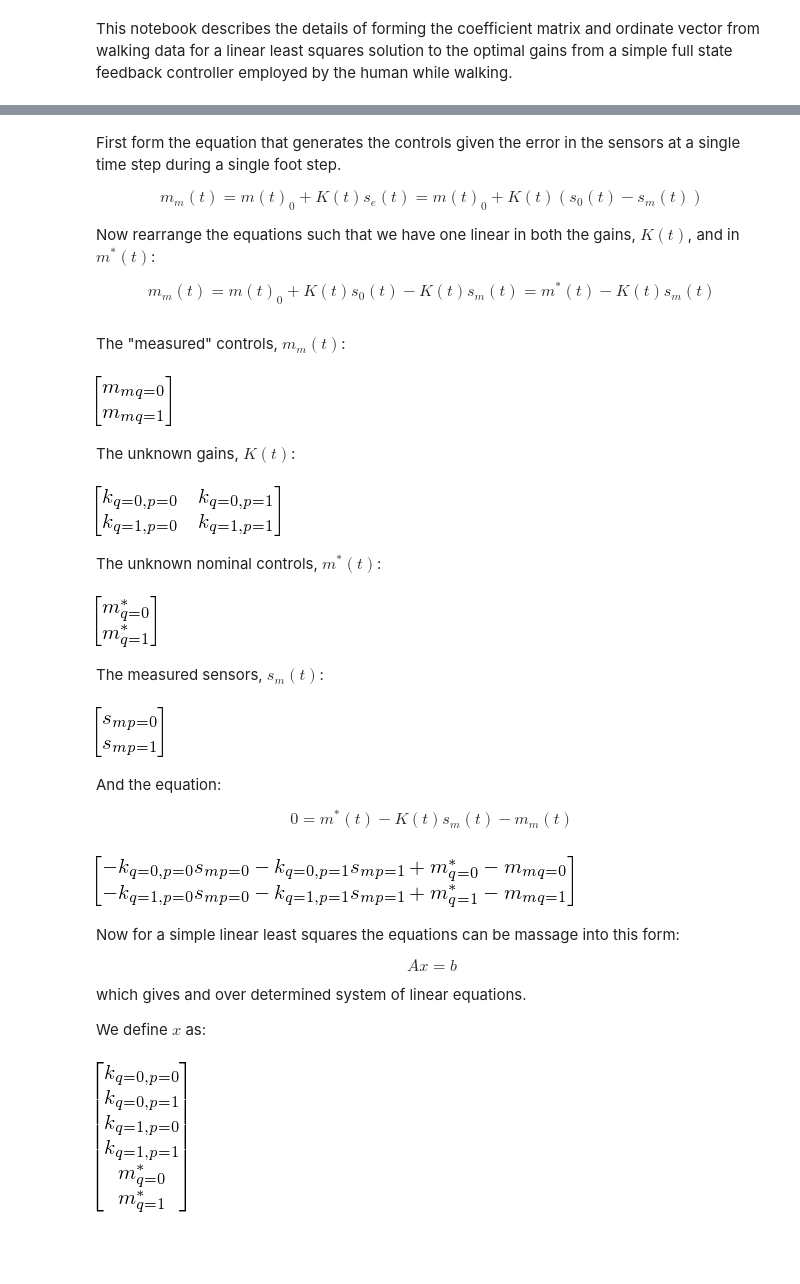
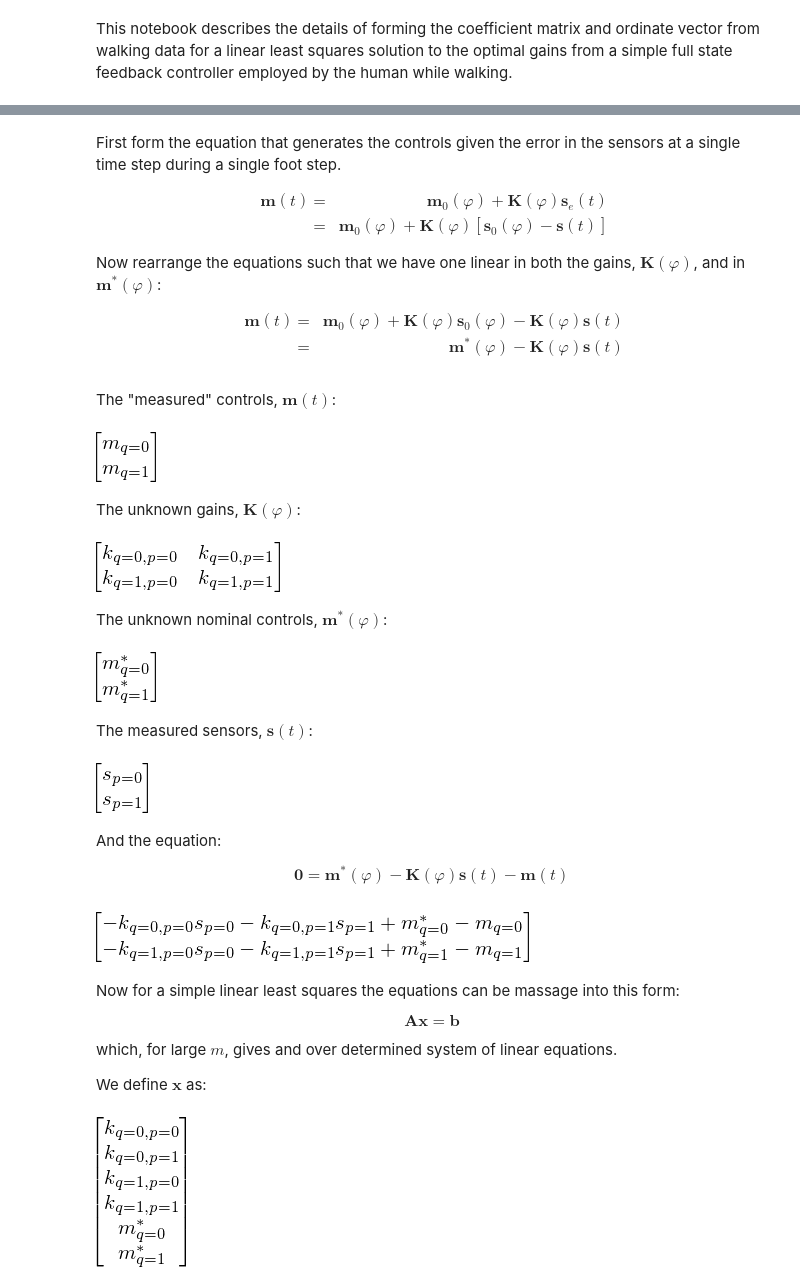
Before and after one commit to csu-hmc/gait-control-direct-id-paper, a Jupyter notebook: notebooks/walking_least_squares.ipynb, the cells around one changed output, grey strips where cells are left out. Saved outputs shown, nothing was run; the diff lists cells and outputs as text; code cells hidden in the pictures; blank space fills up the shorter version.

```diff
--- a/notebooks/walking_least_squares.ipynb
+++ b/notebooks/walking_least_squares.ipynb
@@ -33,56 +12,66 @@ q = 2 # number of controls
 # %% [markdown]
 First form the equation that generates the controls given the error in the sensors at a single time step during a single foot step.
 
-$$m_m(t) = m(t)_0 + K(t) s_e(t) = m(t)_0 + K(t) (s_0(t) - s_m(t))$$
+$$
+\begin{align}
+  \mathbf{m}(t) & = & \mathbf{m}_0(\varphi) + \mathbf{K}(\varphi) \mathbf{s}_e(t) \\
+  & = & \mathbf{m}_0(\varphi) + \mathbf{K}(\varphi) [\mathbf{s}_0(\varphi) - \mathbf{s}(t)]
+\end{align}
+$$
 
-Now rearrange the equations such that we have one linear in both the gains, $K(t)$, and in $m^*(t)$:
+Now rearrange the equations such that we have one linear in both the gains, $\mathbf{K}(\varphi)$, and in $\mathbf{m}^*(\varphi)$:
 
-$$m_m(t) = m(t)_0 + K(t) s_0(t) - K(t) s_m(t) = m^*(t) - K(t) s_m(t)$$
+$$
+\begin{align}
+  \mathbf{m}(t) & = & \mathbf{m}_0(\varphi) + \mathbf{K}(\varphi) \mathbf{s}_0(\varphi) - \mathbf{K}(\varphi) \mathbf{s}(t) \\
+  & = & \mathbf{m}^*(\varphi) - \mathbf{K}(\varphi) \mathbf{s}(t)
+\end{align}
+$$
 # %% [markdown]
-The "measured" controls, $m_m(t)$:
+The "measured" controls, $\mathbf{m}(t)$:
 # %%
-mm = Matrix(q, 1, lambda i, j: Symbol('m_m_q={}'.format(i)))
-mm
+m = Matrix(q, 1, lambda i, j: Symbol('m_q={}'.format(i)))
+m
 # %% [output]
-[figure, old version]
+[figure, new version]
 # %% [markdown]
-The unknown gains, $K(t)$:
+The unknown gains, $\mathbf{K}(\varphi)$:
 # %%
 K = Matrix(q, p, lambda i, j: Symbol('k_q={},p={}'.format(i, j)))
 K
 # %% [output]
 [figure]
 # %% [markdown]
-The unknown nominal controls, $m^*(t)$:
+The unknown nominal controls, $\mathbf{m}^*(\varphi)$:
 # %%
 ms = Matrix(q, 1, lambda i, j: Symbol('m^*_q={}'.format(i)))
 ms
 # %% [output]
 [figure]
 # %% [markdown]
-The measured sensors, $s_m(t)$:
+The measured sensors, $\mathbf{s}(t)$:
 # %%
-sm = Matrix(p, 1, lambda i, j: Symbol('s_m_p={}'.format(i)))
-sm
+s = Matrix(p, 1, lambda i, j: Symbol('s_p={}'.format(i)))
+s
 # %% [output]
-[figure, old version]
+[figure, new version]
-# %% [markdown]
-And the equation:
-
-$$0 = m^*(t) - K(t) s_m(t) - m_m(t)$$
+# %% [markdown]
+And the equation:
+
+$$\mathbf{0} = \mathbf{m}^*(\varphi) - \mathbf{K}(\varphi) \mathbf{s}(t) - \mathbf{m}(t)$$
 # %%
-zero = ms - K * sm - mm
+zero = ms - K * s - m
 zero
 # %% [output]
-[figure, old version]
+[figure, new version]
 # %% [markdown]
 Now for a simple linear least squares the equations can be massage into this form:
 
-$$Ax=b$$
+$$\mathbf{Ax}=\mathbf{b}$$
 
-which gives and over determined system of linear equations.
+which, for large $m$, gives and over determined system of linear equations.
 
-We define $x$ as:
+We define $\mathbf{x}$ as:
 # %%
 x = K.reshape(q * p, 1).col_join(ms)
 x
```
Also changed, not shown: parts of 27 cells of this notebook.
